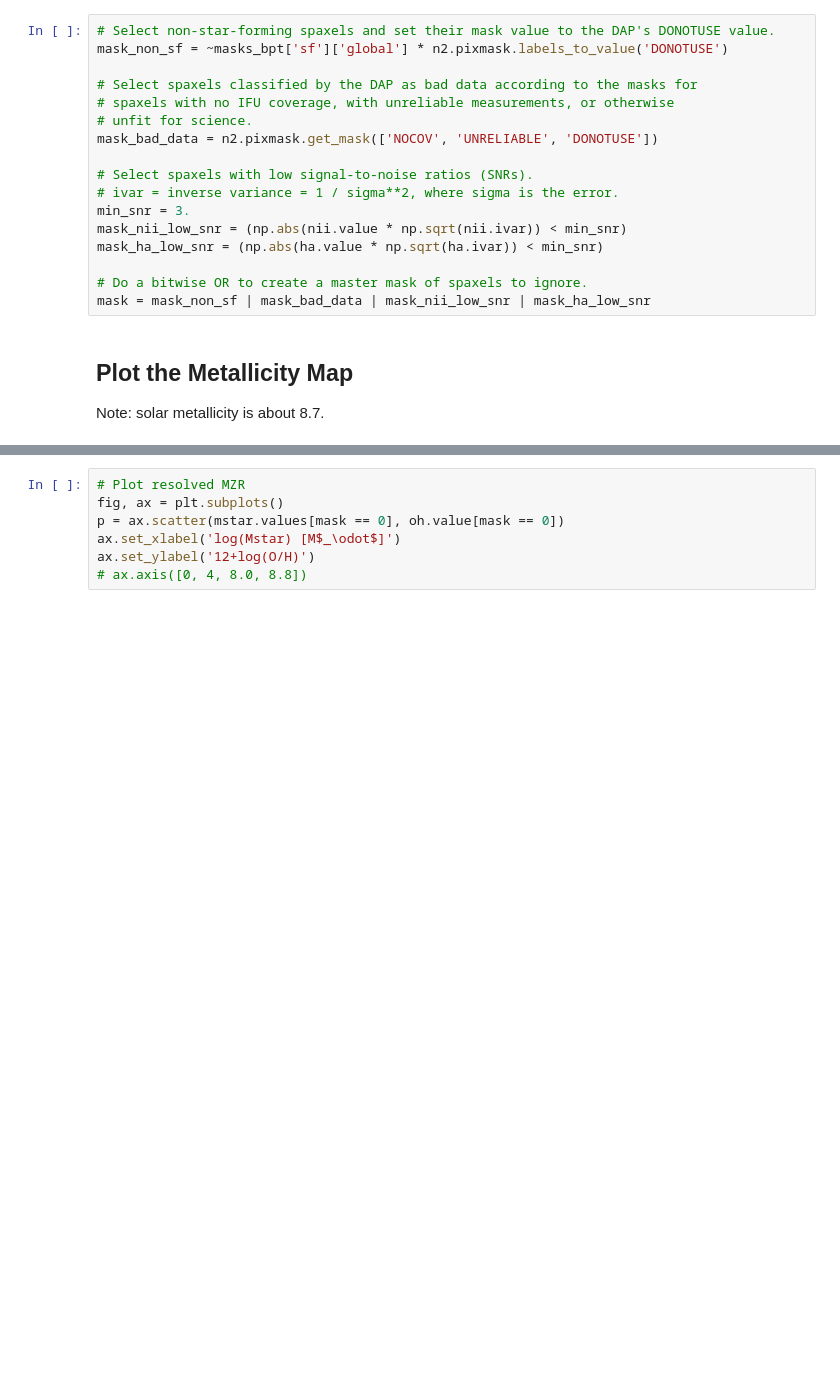
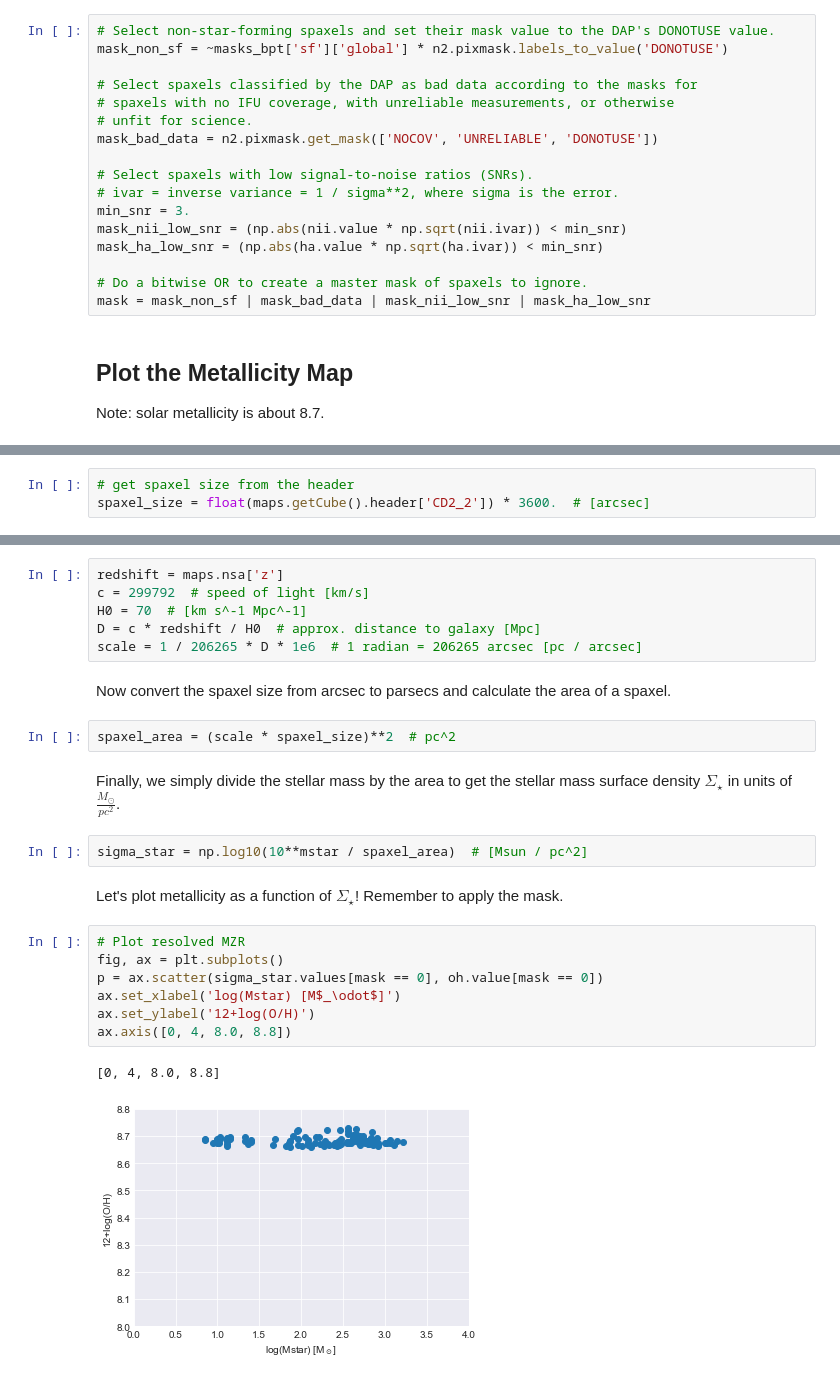
Before and after one commit to bretthandrews/galaxies-mzr, a Jupyter notebook: notebooks/resolved_mass_metallicity_relation_SOLUTION.ipynb, the cells around one changed output, grey strips where cells are left out. Drawn from its saved outputs; the diff is of its cells as text; blank space fills up the shorter version.

```diff
--- a/notebooks/resolved_mass_metallicity_relation_SOLUTION.ipynb
+++ b/notebooks/resolved_mass_metallicity_relation_SOLUTION.ipynb
@@ -155,0 +195,3 @@ cb.set_label('log(Mstar) [M$_\odot$]')
+# %%
+# get spaxel size from the header
+spaxel_size = float(maps.getCube().header['CD2_2']) * 3600.  # [arcsec]
@@ -156,7 +219,26 @@ cb.set_label('log(Mstar) [M$_\odot$]')
+# %%
+redshift = maps.nsa['z']
+c = 299792  # speed of light [km/s]
+H0 = 70  # [km s^-1 Mpc^-1]
+D = c * redshift / H0  # approx. distance to galaxy [Mpc]
+scale = 1 / 206265 * D * 1e6  # 1 radian = 206265 arcsec [pc / arcsec]
+# %% [markdown]
+Now convert the spaxel size from arcsec to parsecs and calculate the area of a spaxel.
+# %%
+spaxel_area = (scale * spaxel_size)**2  # pc^2
+# %% [markdown]
+Finally, we simply divide the stellar mass by the area to get the stellar mass surface density $\Sigma_\star$ in units of $\frac{M_\odot}{pc^2}$.
+# %%
+sigma_star = np.log10(10**mstar / spaxel_area)  # [Msun / pc^2]
+# %% [markdown]
+Let's plot metallicity as a function of $\Sigma_\star$!  Remember to apply the mask.
 # %%
 # Plot resolved MZR
 fig, ax = plt.subplots()
-p = ax.scatter(mstar.values[mask == 0], oh.value[mask == 0])
+p = ax.scatter(sigma_star.values[mask == 0], oh.value[mask == 0])
 ax.set_xlabel('log(Mstar) [M$_\odot$]')
 ax.set_ylabel('12+log(O/H)')
-# ax.axis([0, 4, 8.0, 8.8])
+ax.axis([0, 4, 8.0, 8.8])
+# %% [output]
+[0, 4, 8.0, 8.8]
+[figure, added]
```
Also changed, not shown: parts of 31 cells of this notebook.
